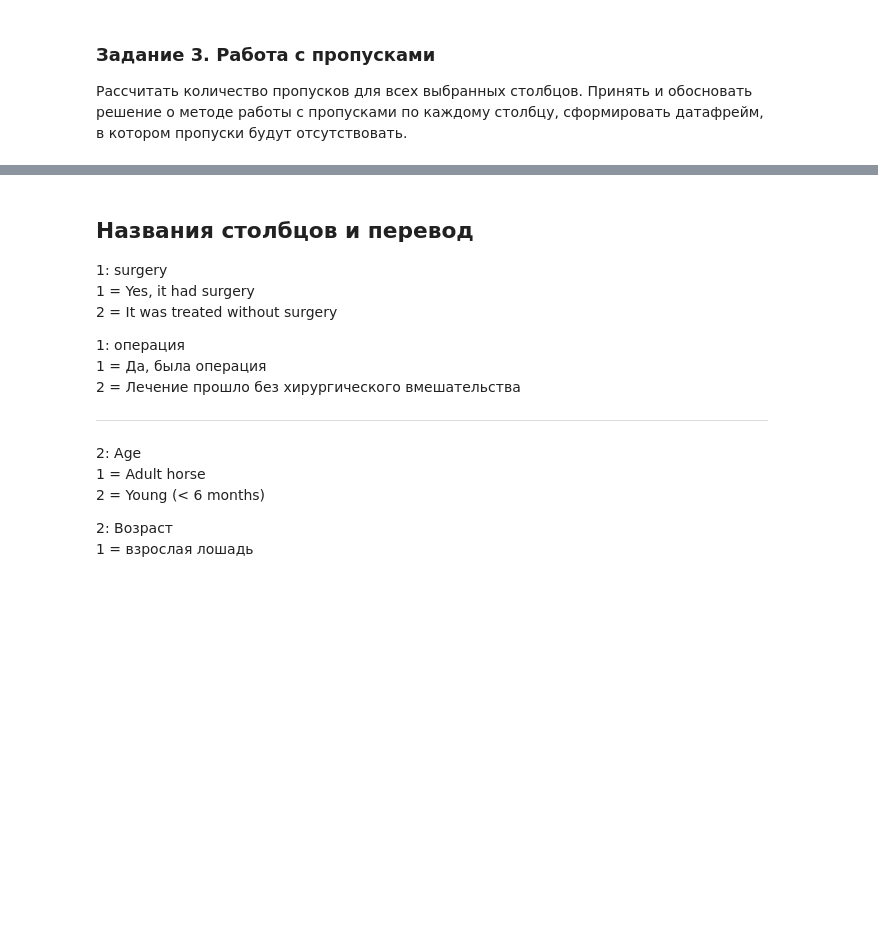
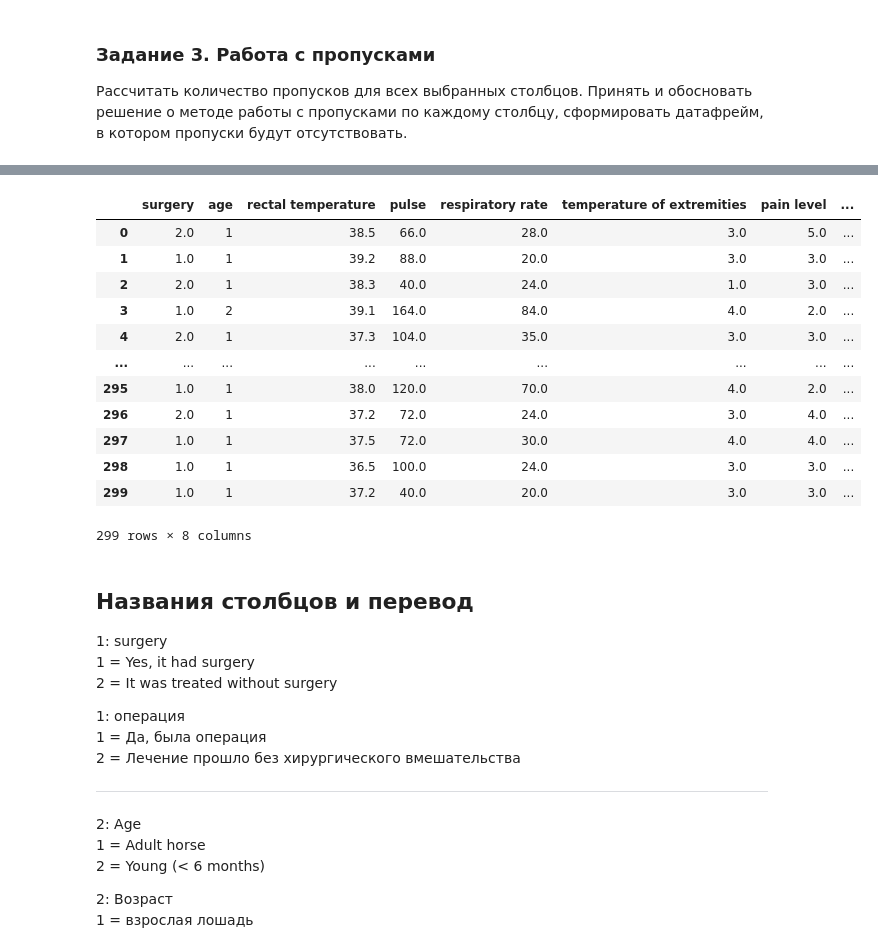
Before and after one commit to iamdenizzz/pyda-10, a Jupyter notebook: 22/stat_basics.ipynb, the cells around one changed output, grey strips where cells are left out. Drawn from its saved outputs; the diff is of its cells as text; code cells hidden in the pictures; blank space fills up the shorter version.

```diff
--- a/22/stat_basics.ipynb
+++ b/22/stat_basics.ipynb
@@ -220,0 +271,10 @@ out3 = data.apply(quart)
+# %%
+# Для pulse размах достаточно велик, а также разница между средним, медианой и модой, поэтому заполним пропуски медианой
+
+vmedian = data['pulse'].median()
+data3['pulse'].fillna(vmedian, inplace=True)
+
+params(data['pulse'], 'было')
+params(data3['pulse'], 'стало')
+
+# Кроме моды значения сильно не изменились поэтому переходим к следюущему параметру
@@ -220,0 +293,11 @@ out3 = data.apply(quart)
+# %%
+# Для respiratory rate также как и для предыдущего параметра достаточно большой размах, а также в описании сказано, что
+# полезность этого параметра сомнительна из-за больших колебаний, поэтому здесь также заменим медианой
+
+vmedian = data['respiratory rate'].median()
+data3['respiratory rate'].fillna(vmedian, inplace=True)
+
+params(data['respiratory rate'], 'было')
+params(data3['respiratory rate'], 'стало')
+
+# Изменилось среднее значение, мода и среднее отклонение, но приняв во внимание большое кол-во колебаний оставляем это
@@ -220,0 +316,10 @@ out3 = data.apply(quart)
+# %%
+# temperature of extremities - имеет фиксированные значения и небольшие средние отклонения. Для замены возьмем моду
+
+vmode = data['temperature of extremities'].mode()[0]
+data3['temperature of extremities'].fillna(vmode, inplace=True)
+
+params(data['temperature of extremities'], 'было')
+params(data3['temperature of extremities'], 'стало')
+
+# Как видно значения сильно не изменились и поэтому переходим далее
@@ -220,0 +338,10 @@ out3 = data.apply(quart)
+# %%
+# pain level - также имеет фиксированные значения и небольшие отклонения и для замены возьмем моду
+
+vmode = data['pain level'].mode()[0]
+data3['pain level'].fillna(vmode, inplace=True)
+
+params(data['pain level'], 'было')
+params(data3['pain level'], 'стало')
+
+# Здесь также значения не сильно отличаются
@@ -221,3 +360,20 @@ out3 = data.apply(quart)
+# %%
+# В итоге мы заполнили все пустые значения и теперь выведем получившихся датафрейм
+data3
+# %% [output]
+|  | surgery | age | rectal temperature | pulse | respiratory rate | temperature of extremities | pain level | ... |
+| 0 | 2.0 | 1 | 38.5 | 66.0 | 28.0 | 3.0 | 5.0 | ... |
+| 1 | 1.0 | 1 | 39.2 | 88.0 | 20.0 | 3.0 | 3.0 | ... |
+| 2 | 2.0 | 1 | 38.3 | 40.0 | 24.0 | 1.0 | 3.0 | ... |
+| 3 | 1.0 | 2 | 39.1 | 164.0 | 84.0 | 4.0 | 2.0 | ... |
+| 4 | 2.0 | 1 | 37.3 | 104.0 | 35.0 | 3.0 | 3.0 | ... |
+| ... | ... | ... | ... | ... | ... | ... | ... | ... |
+| 295 | 1.0 | 1 | 38.0 | 120.0 | 70.0 | 4.0 | 2.0 | ... |
+| 296 | 2.0 | 1 | 37.2 | 72.0 | 24.0 | 3.0 | 4.0 | ... |
+| 297 | 1.0 | 1 | 37.5 | 72.0 | 30.0 | 4.0 | 4.0 | ... |
+| 298 | 1.0 | 1 | 36.5 | 100.0 | 24.0 | 3.0 | 3.0 | ... |
+| 299 | 1.0 | 1 | 37.2 | 40.0 | 20.0 | 3.0 | 3.0 | ... |
+299 rows × 8 columns
 # %% [markdown]
 ## Названия столбцов и перевод
 
```
Also changed, not shown: parts of 21 cells of this notebook.
